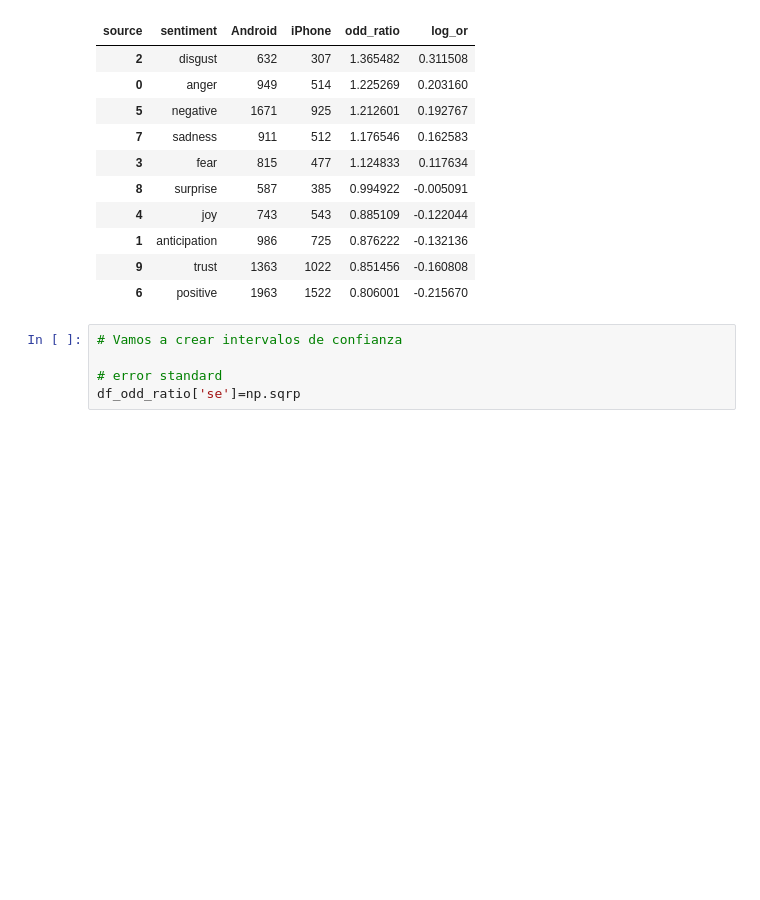
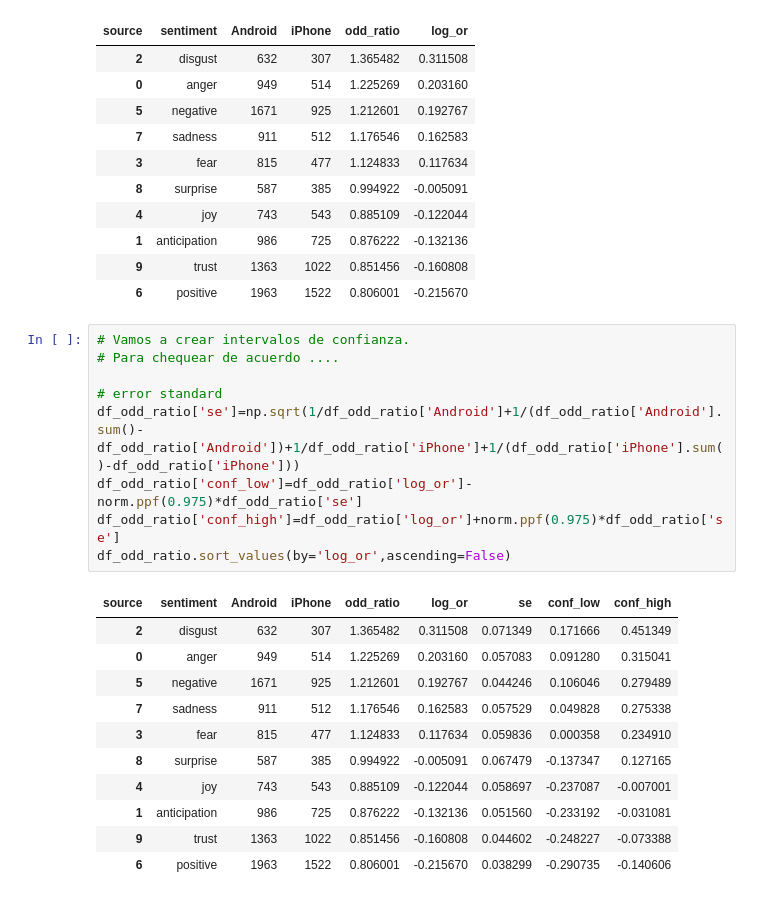
Before and after one commit to JuanAntonaccio/NLP_Clase2_estudio_tweet, a Jupyter notebook: src/Analyzing_Tweets_4GKS.ipynb, the cells around one changed output. Cells and saved outputs as stored; diff of their text form; blank space fills up the shorter version.

```diff
--- a/src/Analyzing_Tweets_4GKS.ipynb
+++ b/src/Analyzing_Tweets_4GKS.ipynb
@@ -454,8 +454,24 @@ df_odd_ratio.sort_values(by='log_or',ascending=False)
 | 1 | anticipation | 986 | 725 | 0.876222 | -0.132136 |
 | 9 | trust | 1363 | 1022 | 0.851456 | -0.160808 |
 | 6 | positive | 1963 | 1522 | 0.806001 | -0.215670 |
-# %%
-# Vamos a crear intervalos de confianza
-
-# error standard
-df_odd_ratio['se']=np.sqrp
+# %%
+# Vamos a crear intervalos de confianza.
+# Para chequear de acuerdo ....
+
+# error standard
+df_odd_ratio['se']=np.sqrt(1/df_odd_ratio['Android']+1/(df_odd_ratio['Android'].sum()-df_odd_ratio['Android'])+1/df_odd_ratio['iPhone']+1/(df_odd_ratio['iPhone'].sum()-df_odd_ratio['iPhone']))
+df_odd_ratio['conf_low']=df_odd_ratio['log_or']-norm.ppf(0.975)*df_odd_ratio['se']
+df_odd_ratio['conf_high']=df_odd_ratio['log_or']+norm.ppf(0.975)*df_odd_ratio['se']
+df_odd_ratio.sort_values(by='log_or',ascending=False)
+# %% [output]
+| source | sentiment | Android | iPhone | odd_ratio | log_or | se | conf_low | conf_high |
+| 2 | disgust | 632 | 307 | 1.365482 | 0.311508 | 0.071349 | 0.171666 | 0.451349 |
+| 0 | anger | 949 | 514 | 1.225269 | 0.203160 | 0.057083 | 0.091280 | 0.315041 |
+| 5 | negative | 1671 | 925 | 1.212601 | 0.192767 | 0.044246 | 0.106046 | 0.279489 |
+| 7 | sadness | 911 | 512 | 1.176546 | 0.162583 | 0.057529 | 0.049828 | 0.275338 |
+| 3 | fear | 815 | 477 | 1.124833 | 0.117634 | 0.059836 | 0.000358 | 0.234910 |
+| 8 | surprise | 587 | 385 | 0.994922 | -0.005091 | 0.067479 | -0.137347 | 0.127165 |
+| 4 | joy | 743 | 543 | 0.885109 | -0.122044 | 0.058697 | -0.237087 | -0.007001 |
+| 1 | anticipation | 986 | 725 | 0.876222 | -0.132136 | 0.051560 | -0.233192 | -0.031081 |
+| 9 | trust | 1363 | 1022 | 0.851456 | -0.160808 | 0.044602 | -0.248227 | -0.073388 |
+| 6 | positive | 1963 | 1522 | 0.806001 | -0.215670 | 0.038299 | -0.290735 | -0.140606 |
```
Also changed, not shown: parts of 2 cells of this notebook.
